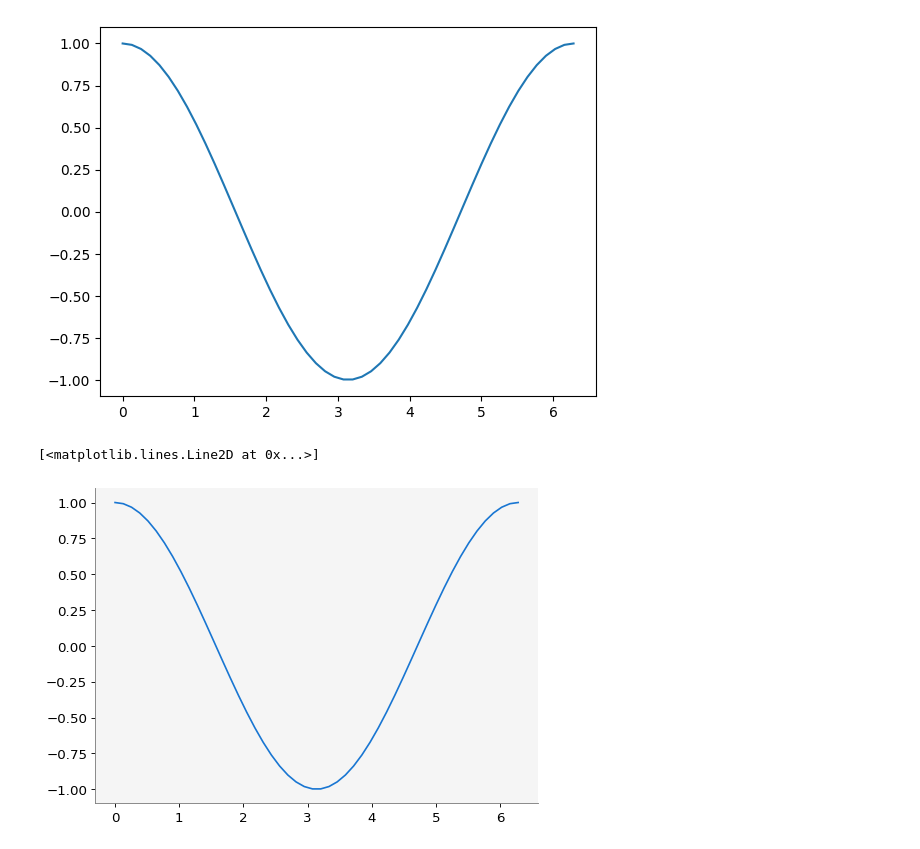
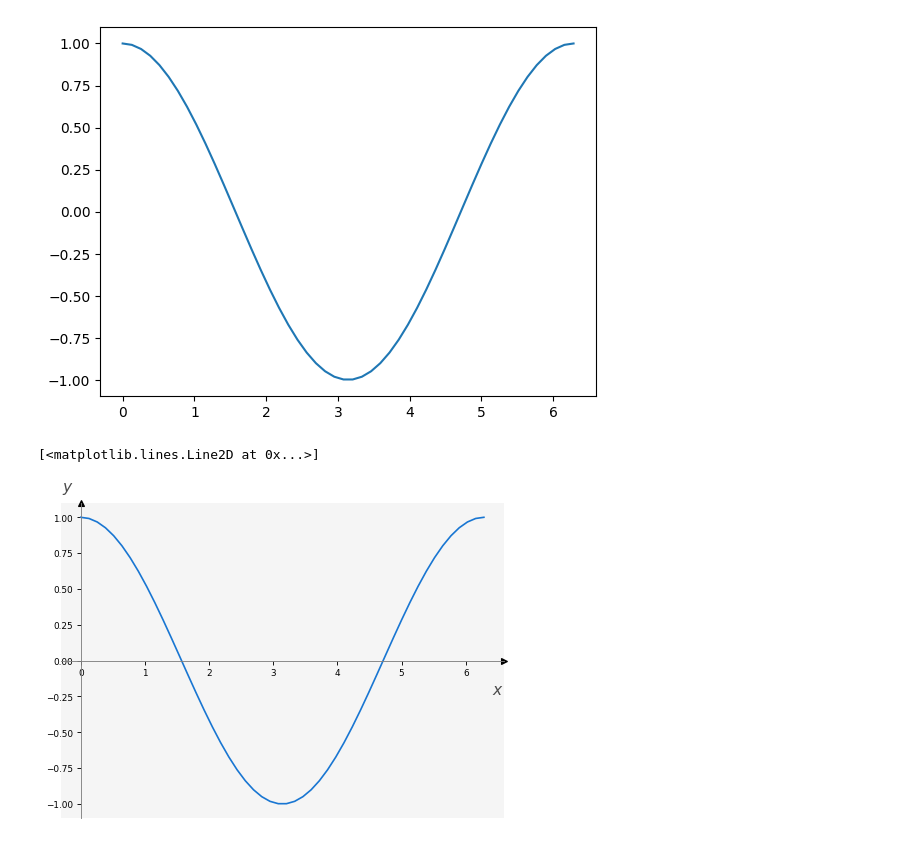
Before and after one commit to luiggix/new_proyX, a Jupyter notebook: grafica_sin.ipynb, the cells around one changed output. Cells and saved outputs as stored; diff of their text form; code cells hidden in the pictures.

```diff
--- a/grafica_sin.ipynb
+++ b/grafica_sin.ipynb
@@ -37,8 +37,8 @@ import macti.vis as mvis
 # %%
 vis = mvis.Plotter()
 
-vis.set_coordsys(PI =
+vis.set_coordsys()
 vis.plot(1, x, y)
 # %% [output]
 [<matplotlib.lines.Line2D at 0x...>]
-[figure, old version]
+[figure, new version]
```
